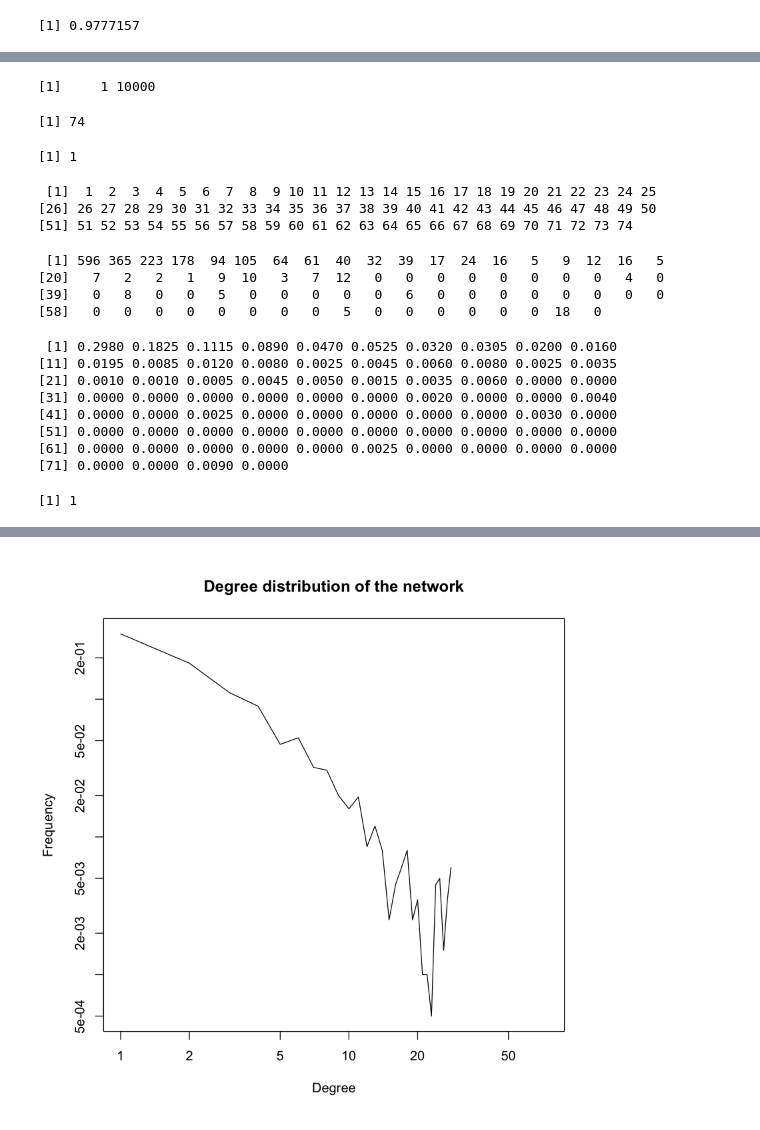
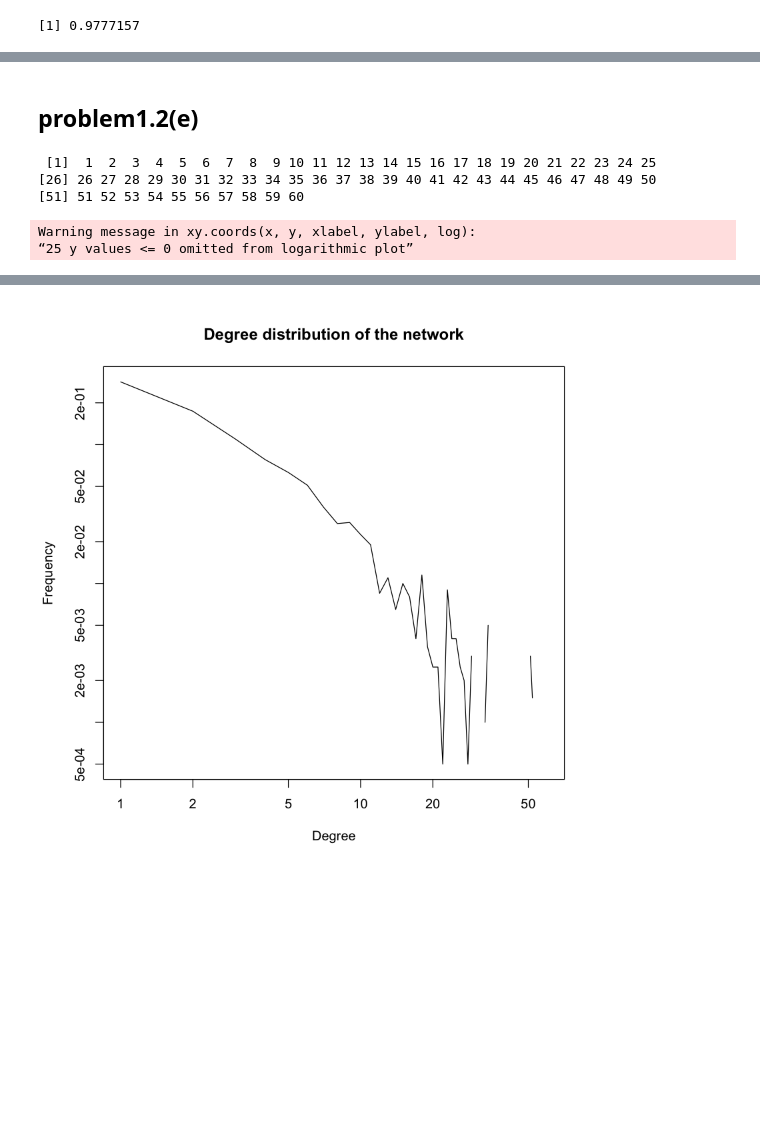
Before and after one commit to Jinxiatucla/232E, a Jupyter notebook: Project1/problem1.ipynb, the cells around one changed output, grey strips where cells are left out. Saved outputs shown, nothing was run; the diff lists cells and outputs as text; code cells hidden in the pictures; blank space fills up the shorter version.

```diff
--- a/Project1/problem1.ipynb
+++ b/Project1/problem1.ipynb
@@ -140,21 +170,6 @@ Warning message in xy.coords(x, y, xlabel, ylabel, log):
-# %%
-size(degree(g))
-size(degree.distribution(g))[2]
-sum(degree.distribution(g))
-# n1<-neighbors(g,3)
-# print (n1[33])
-# n2 <- c(0)
-# n2[n1[33]] <- n2[n1[33]]+1
-# print(n2[n1[33]])
-# vcount(g)
-# ecount(g)
-
-# n <- degree(g)
-# n[1]
-# %% [output]
-[1]     1 10000
-[1] 74
-[1] 1
+# %% [markdown]
+problem1.2(e)
+---
 # %%
 degrees <- degree(g)
 
@@ -170,28 +185,13 @@ for (point in points){
 }
 
 length <- 1:size(degree.distribution(g))[2]
-length
 for (i in length){
     dis_d[i] <- num_d[i]/sum(num_d)
 }
-num_d
-dis_d
-sum(dis_d)
 plot(length,dis_d,main="Degree distribution of the network",xlab="Degree",ylab="Frequency",log="xy",type="l")
 # %% [output]
  [1]  1  2  3  4  5  6  7  8  9 10 11 12 13 14 15 16 17 18 19 20 21 22 23 24 25
 [26] 26 27 28 29 30 31 32 33 34 35 36 37 38 39 40 41 42 43 44 45 46 47 48 49 50
-[51] 51 52 53 54 55 56 57 58 59 60 61 62 63 64 65 66 67 68 69 70 71 72 73 74
+[51] 51 52 53 54 55 56 57 58 59 60
- [1] 596 365 223 178  94 105  64  61  40  32  39  17  24  16   5   9  12  16   5
-[20]   7   2   2   1   9  10   3   7  12   0   0   0   0   0   0   0   0   4   0
-[39]   0   8   0   0   5   0   0   0   0   0   6   0   0   0   0   0   0   0   0
-[58]   0   0   0   0   0   0   0   0   5   0   0   0   0   0   0  18   0
+Warning message in xy.coords(x, y, xlabel, ylabel, log):
+“25 y values <= 0 omitted from logarithmic plot”
- [1] 0.2980 0.1825 0.1115 0.0890 0.0470 0.0525 0.0320 0.0305 0.0200 0.0160
-[11] 0.0195 0.0085 0.0120 0.0080 0.0025 0.0045 0.0060 0.0080 0.0025 0.0035
-[21] 0.0010 0.0010 0.0005 0.0045 0.0050 0.0015 0.0035 0.0060 0.0000 0.0000
-[31] 0.0000 0.0000 0.0000 0.0000 0.0000 0.0000 0.0020 0.0000 0.0000 0.0040
-[41] 0.0000 0.0000 0.0025 0.0000 0.0000 0.0000 0.0000 0.0000 0.0030 0.0000
-[51] 0.0000 0.0000 0.0000 0.0000 0.0000 0.0000 0.0000 0.0000 0.0000 0.0000
-[61] 0.0000 0.0000 0.0000 0.0000 0.0000 0.0025 0.0000 0.0000 0.0000 0.0000
-[71] 0.0000 0.0000 0.0090 0.0000
-[1] 1
@@ -200 +198 @@ Warning message in xy.coords(x, y, xlabel, ylabel, log):
-[figure, old version]
+[figure, new version]
```
Also changed, not shown: parts of 20 cells of this notebook.
